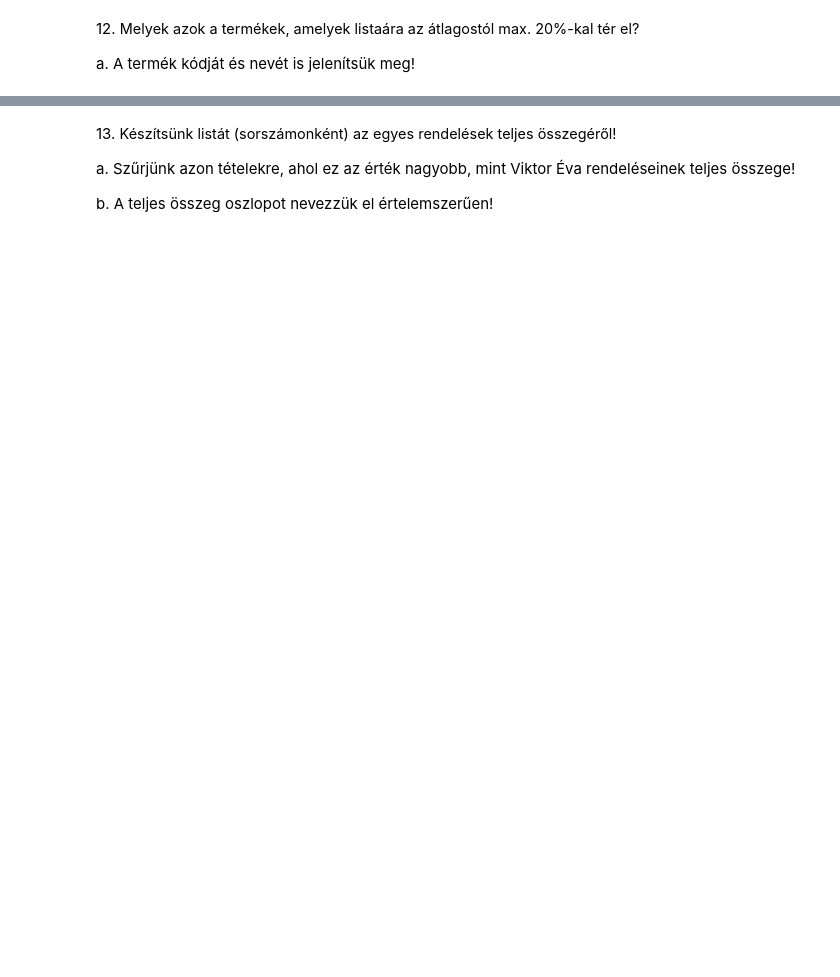
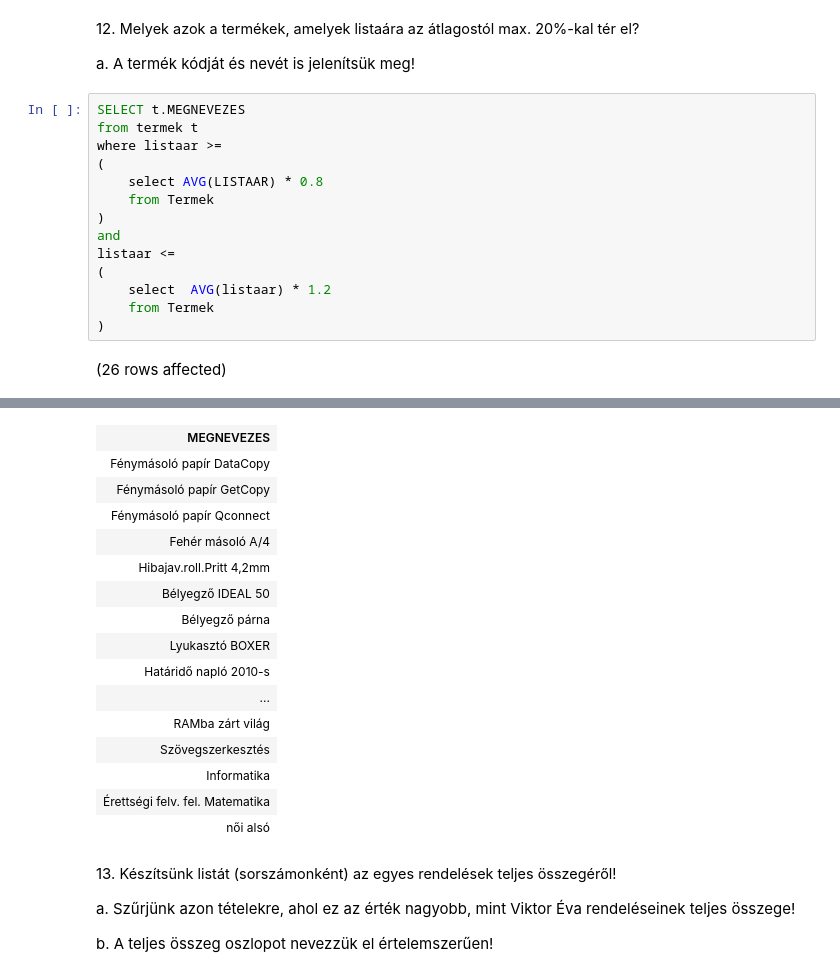
Before and after one commit to gaborbrown/sql, a Jupyter notebook: gyakorlat06_feladatok.ipynb, the cells around one changed output, grey strips where cells are left out. Cells and saved outputs as stored; diff of their text form; blank space fills up the shorter version.

```diff
--- a/gyakorlat06_feladatok.ipynb
+++ b/gyakorlat06_feladatok.ipynb
@@ -177,3 +282,19 @@ b. A listát rendezzük a hónapok száma szerint növekvő sorrendbe!
 12. <span style="background-color: rgb(255, 255, 255); color: rgb(0, 0, 0); font-family: &quot;Open Sans&quot;, sans-serif; font-size: 14.44px;">Melyek azok a termékek, amelyek listaára az átlagostól max. 20%-kal tér el?&nbsp;</span>
 
 a. A termék kódját és nevét is jelenítsük meg!
+# %%
+SELECT t.MEGNEVEZES
+from termek t
+where listaar >=
+(
+    select AVG(LISTAAR) * 0.8
+    from Termek
+)
+and
+listaar <=
+(
+    select  AVG(listaar) * 1.2
+    from Termek
+)
+# %% [output]
+(26 rows affected)
@@ -180,3 +302,19 @@ a. A termék kódját és nevét is jelenítsük meg!
+| MEGNEVEZES |
+| Fénymásoló papír DataCopy |
+| Fénymásoló papír GetCopy |
+| Fénymásoló papír Qconnect |
+| Fehér másoló A/4 |
+| Hibajav.roll.Pritt 4,2mm |
+| Bélyegző IDEAL 50 |
+| Bélyegző párna |
+| Lyukasztó BOXER |
+| Határidő napló 2010-s |
+| ... |
+| RAMba zárt világ |
+| Szövegszerkesztés |
+| Informatika |
+| Érettségi felv. fel. Matematika |
+| női alsó |
 # %% [markdown]
 13. <span style="background-color: rgb(255, 255, 255); color: rgb(0, 0, 0); font-family: &quot;Open Sans&quot;, sans-serif; font-size: 14.44px;">Készítsünk listát (sorszámonként) az egyes rendelések teljes összegéről!&nbsp;</span>
 
```
Also changed, not shown: parts of 10 cells of this notebook, 1 other file.
